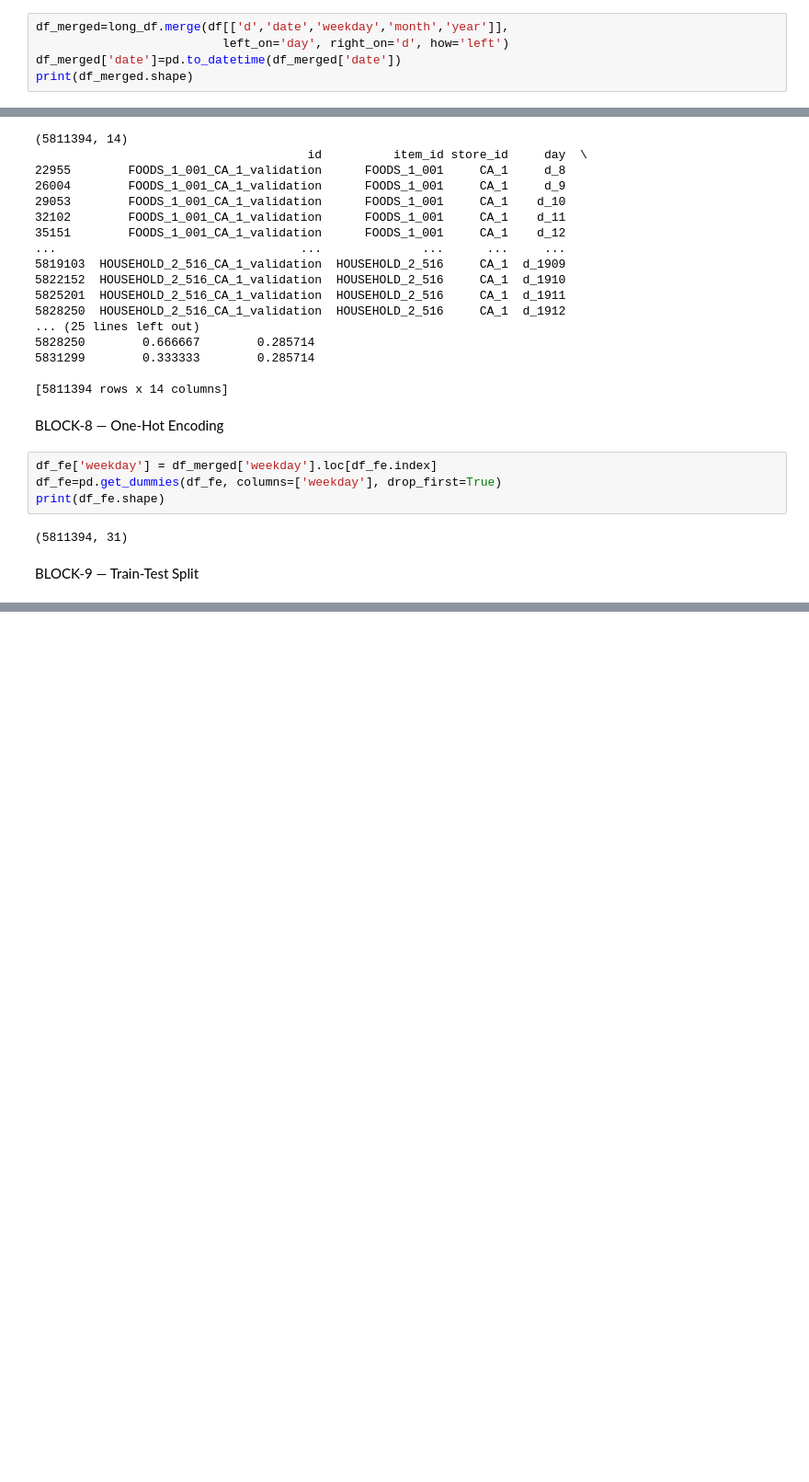
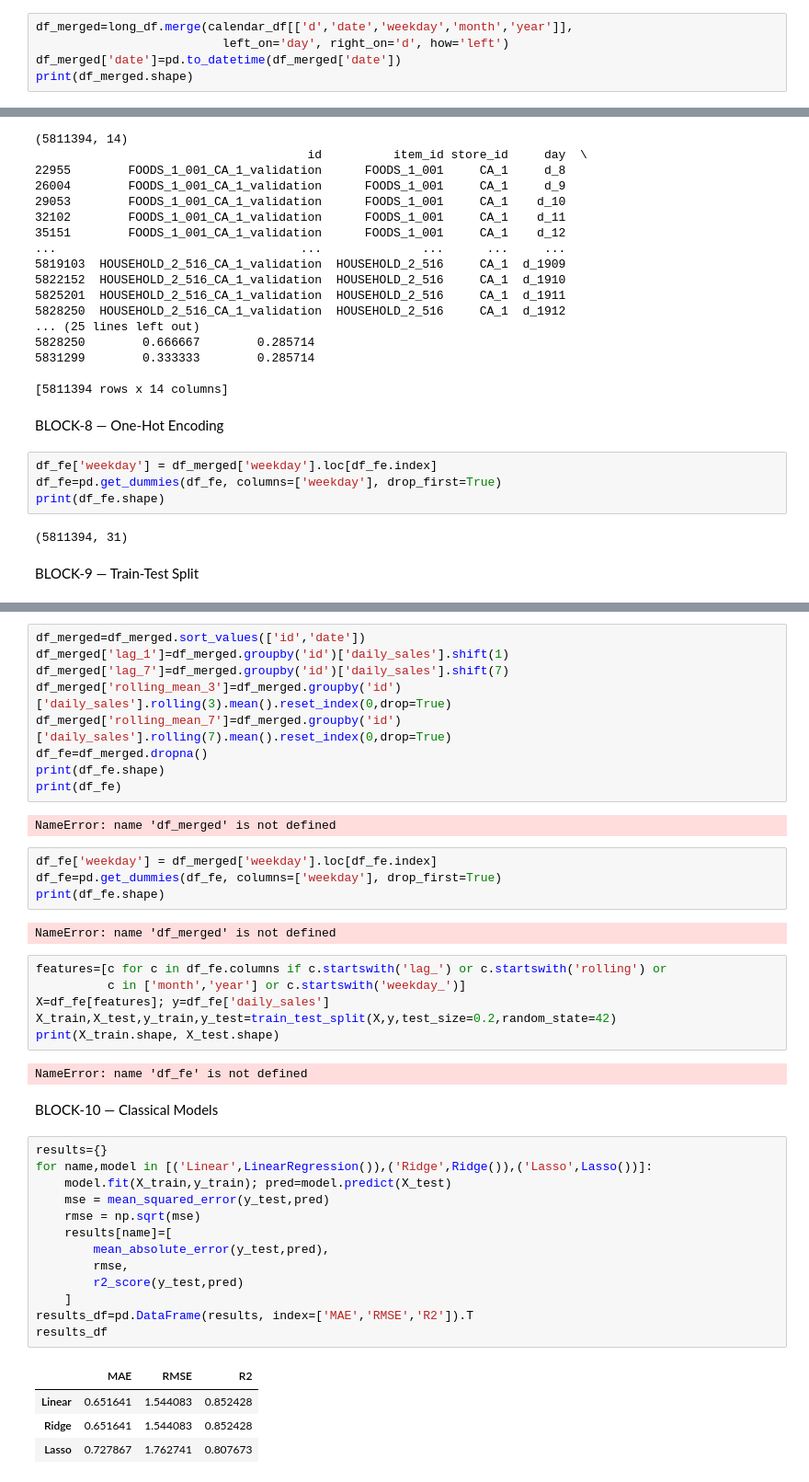
Before and after one commit to ZainulAbideen000748/Machine-Learning-Project-Inventory-, a Jupyter notebook: Machine_Learning_Project_Final_160126.ipynb, the cells around one changed output, grey strips where cells are left out. Shown at 92% size. Drawn from its saved outputs; the diff is of its cells as text; blank space fills up the shorter version.

Commit message:
Classical Model

```diff
--- a/Machine_Learning_Project_Final_160126.ipynb
+++ b/Machine_Learning_Project_Final_160126.ipynb
@@ -109,7 +305,7 @@ print(long_df.head)
 # %% [markdown]
 BLOCK-5 — Merge Calendar
 # %%
-df_merged=long_df.merge(df[['d','date','weekday','month','year']],
+df_merged=long_df.merge(calendar_df[['d','date','weekday','month','year']],
                           left_on='day', right_on='d', how='left')
 df_merged['date']=pd.to_datetime(df_merged['date'])
 print(df_merged.shape)
@@ -198,0 +407,45 @@ print(X_train.shape, X_test.shape)
+# %%
+df_merged=df_merged.sort_values(['id','date'])
+df_merged['lag_1']=df_merged.groupby('id')['daily_sales'].shift(1)
+df_merged['lag_7']=df_merged.groupby('id')['daily_sales'].shift(7)
+df_merged['rolling_mean_3']=df_merged.groupby('id')['daily_sales'].rolling(3).mean().reset_index(0,drop=True)
+df_merged['rolling_mean_7']=df_merged.groupby('id')['daily_sales'].rolling(7).mean().reset_index(0,drop=True)
+df_fe=df_merged.dropna()
+print(df_fe.shape)
+print(df_fe)
+# %% [output]
+NameError: name 'df_merged' is not defined
+# %%
+df_fe['weekday'] = df_merged['weekday'].loc[df_fe.index]
+df_fe=pd.get_dummies(df_fe, columns=['weekday'], drop_first=True)
+print(df_fe.shape)
+# %% [output]
+NameError: name 'df_merged' is not defined
+# %%
+features=[c for c in df_fe.columns if c.startswith('lag_') or c.startswith('rolling') or
+          c in ['month','year'] or c.startswith('weekday_')]
+X=df_fe[features]; y=df_fe['daily_sales']
+X_train,X_test,y_train,y_test=train_test_split(X,y,test_size=0.2,random_state=42)
+print(X_train.shape, X_test.shape)
+# %% [output]
+NameError: name 'df_fe' is not defined
+# %% [markdown]
+BLOCK-10 — Classical Models
+# %%
+results={}
+for name,model in [('Linear',LinearRegression()),('Ridge',Ridge()),('Lasso',Lasso())]:
+    model.fit(X_train,y_train); pred=model.predict(X_test)
+    mse = mean_squared_error(y_test,pred)
+    rmse = np.sqrt(mse)
+    results[name]=[
+        mean_absolute_error(y_test,pred),
+        rmse,
+        r2_score(y_test,pred)
+    ]
+results_df=pd.DataFrame(results, index=['MAE','RMSE','R2']).T
+results_df
+# %% [output]
+|  | MAE | RMSE | R2 |
+| Linear | 0.651641 | 1.544083 | 0.852428 |
+| Ridge | 0.651641 | 1.544083 | 0.852428 |
+| Lasso | 0.727867 | 1.762741 | 0.807673 |
```
Also changed, not shown: parts of 21 cells of this notebook.
